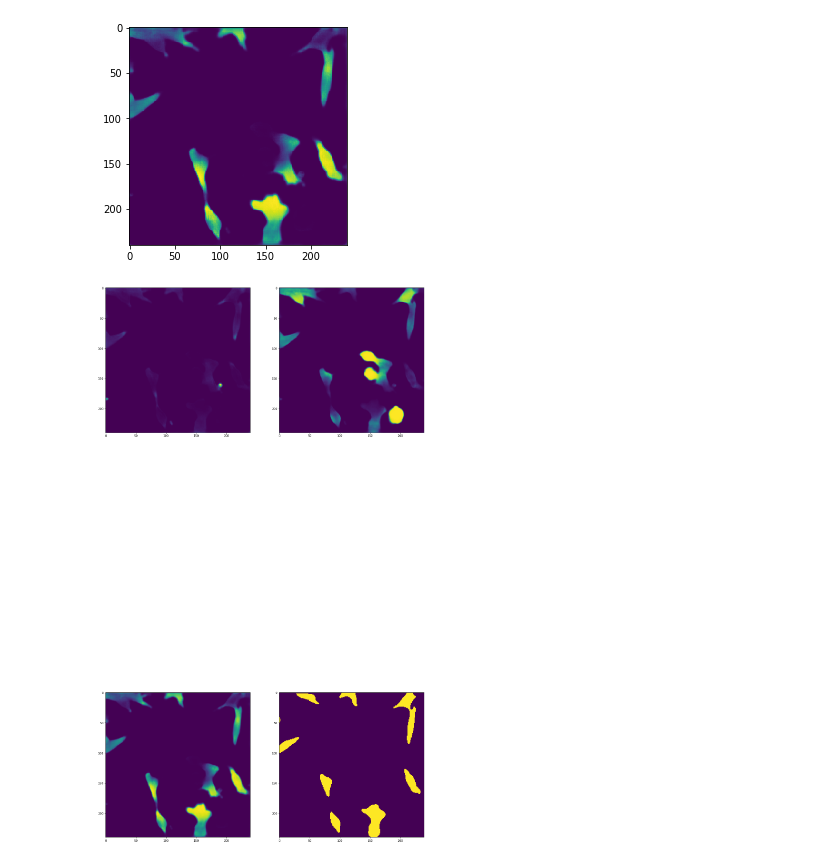
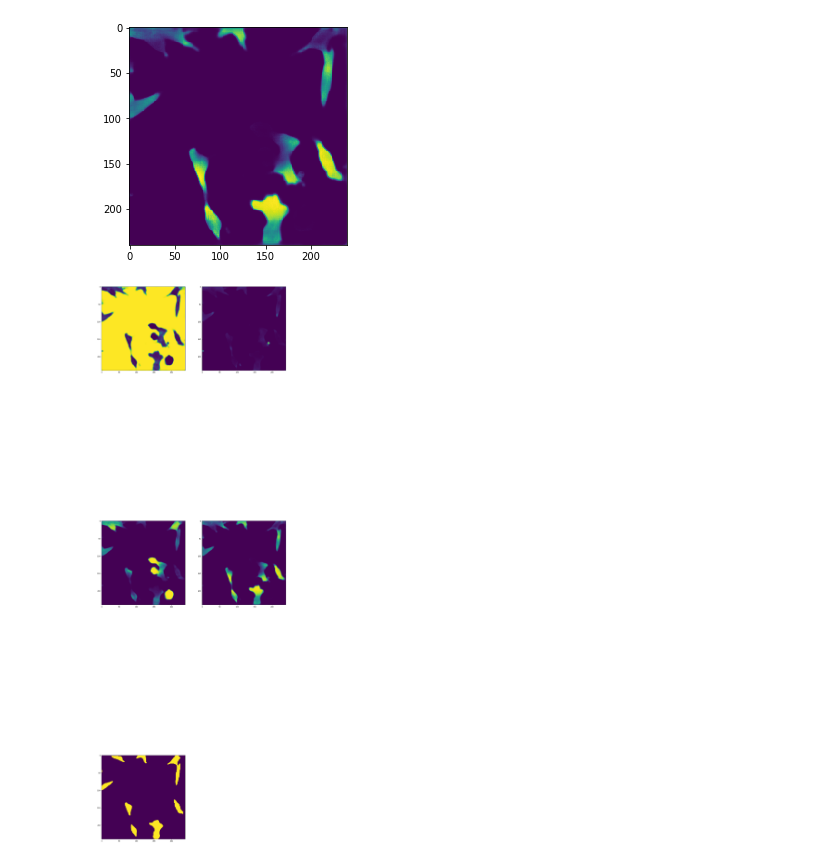
Before and after one commit to PreibischLab/PixelWise_Cell_Classification, a Jupyter notebook: V2/unet/Train unet.ipynb, the cells around one changed output. Drawn from its saved outputs; the diff is of its cells as text; code cells hidden in the pictures.

```diff
--- a/V2/unet/Train unet.ipynb
+++ b/V2/unet/Train unet.ipynb
@@ -91,19 +91,19 @@ plt.imshow(results[0][:,:,3])
 # %%
 fig=plt.figure(figsize=(20, 100))
 columns = 2
 # rows = results.shape[0]
 rows = 1
 for i in range(1):
     for j in range(4):
 #         img = im[i][:,:,j]
         pred = results[i][:,:,j]
-        gt = mask[i][:,:,j+1]
+        gt = mask[i][:,:,j]
 #         fig.add_subplot(rows*4, columns, i*j+j+1)
 #         plt.imshow(img)
         fig.add_subplot(rows*4, columns, i*j+j+1)
         plt.imshow(pred)
         fig.add_subplot(rows*4, columns, i*j+j+2)
         plt.imshow(gt)
 plt.show()
 # %% [output]
-[figure, old version]
+[figure, new version]
```
